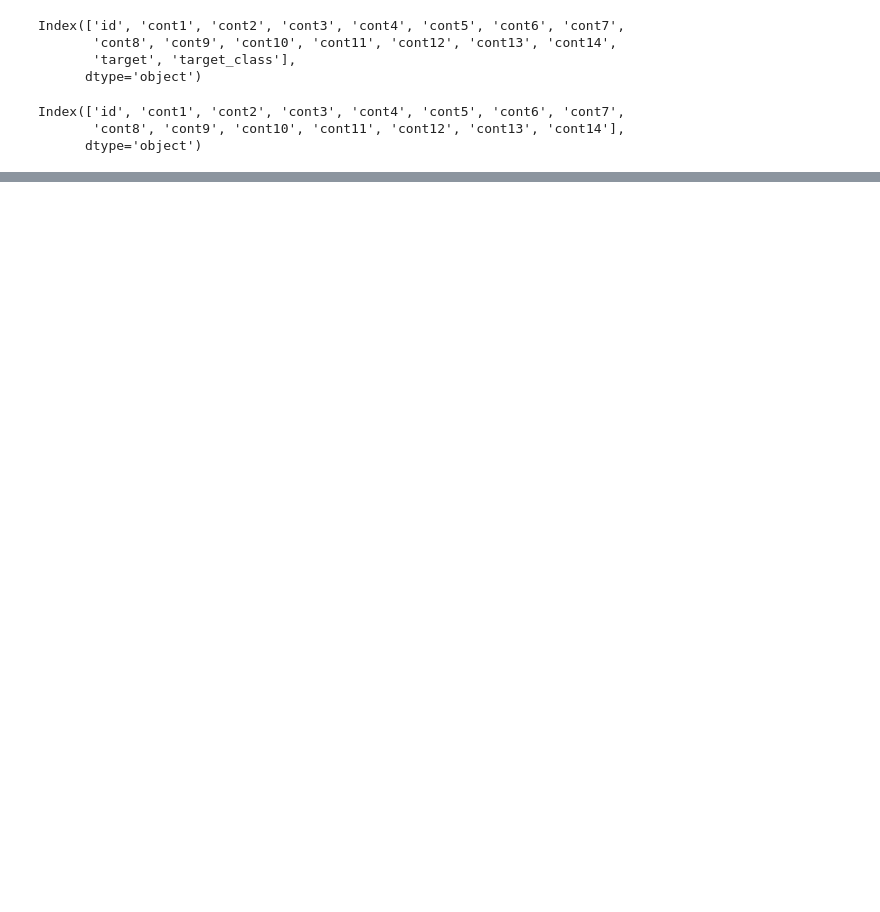
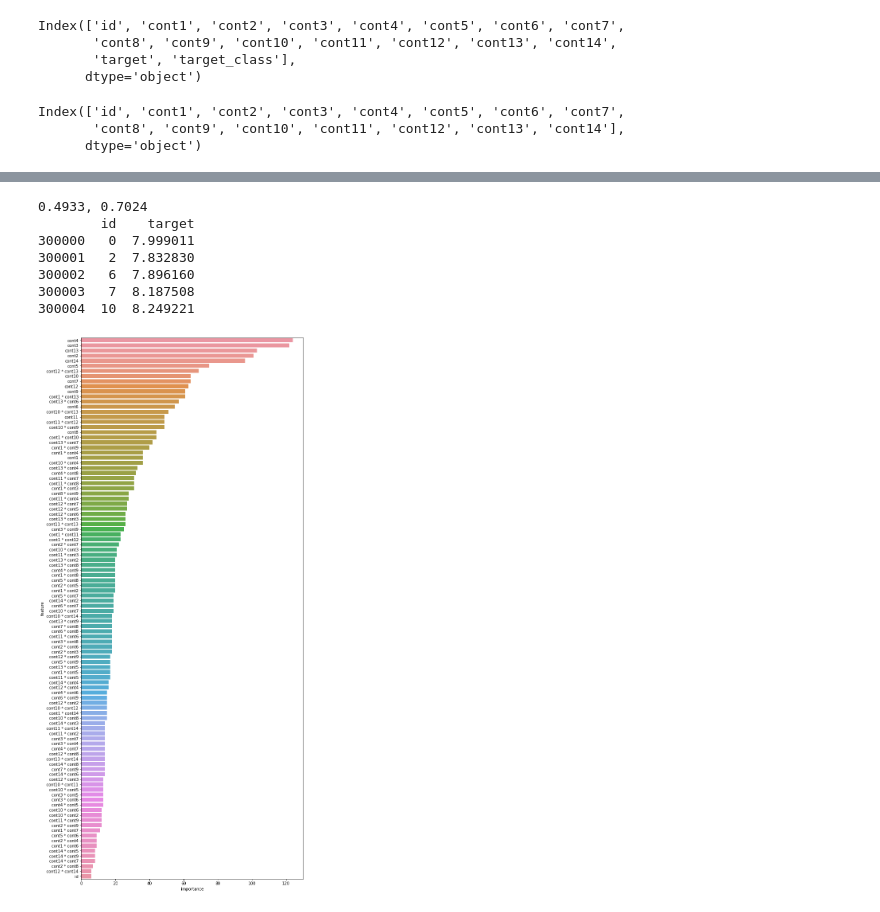
Before and after one commit to akiabe/kaggle_tabular-playground-Jan2021, a Jupyter notebook: notebooks/EDA_and_Modeling.ipynb, the cells around one changed output, grey strips where cells are left out. Cells and saved outputs as stored; diff of their text form; code cells hidden in the pictures; blank space fills up the shorter version.

```diff
--- a/notebooks/EDA_and_Modeling.ipynb
+++ b/notebooks/EDA_and_Modeling.ipynb
@@ -667,0 +820,7 @@ if __name__ == "__main__":
+# %%
+new_features, new_feature_names = ft.dfs(
+    entityset=ent_set,
+    target_entity="data",
+    trans_primitives=["multiply_numeric"],
+)
+new_features.head()
@@ -667,0 +836,46 @@ if __name__ == "__main__":
+# %%
+new_features = new_features.reset_index(drop=False)
+train_nf = new_features[new_features.id.isin(train.id)]
+test_nf = new_features[new_features.id.isin(test.id)]
+# %%
+xtrain = train_nf
+ytrain = train["target"]
+xtest = test_nf
+
+if __name__ == "__main__":
+    X_train, X_valid, y_train, y_valid = model_selection.train_test_split(
+        xtrain,
+        ytrain,
+        test_size=0.2,
+    )
+    X_test = xtest
+
+    model = lgb.LGBMRegressor()
+    model.fit(X_train, y_train)
+    preds = model.predict(X_valid)
+    mse = metrics.mean_squared_error(y_valid, preds)
+    rmse = np.sqrt(metrics.mean_squared_error(y_valid, preds))
+    print(f"{mse:.4f}, {rmse:.4f}")
+
+    importance = pd.DataFrame()
+    importance["feature"] = xtrain.columns
+    importance["importance"] = model.feature_importances_
+    importance = importance.sort_values(by=["importance"], ascending=False)
+
+    plt.figure(figsize=(10,25))
+    sns.barplot(data=importance, x="importance", y="feature");
+
+    y_test_preds = model.predict(X_test)
+    submission = pd.DataFrame()
+    submission["id"] = X_test.loc[:,"id"]
+    submission["target"] = y_test_preds
+    print(submission.head())
+# %% [output]
+0.4933, 0.7024
+        id    target
+300000   0  7.999011
+300001   2  7.832830
+300002   6  7.896160
+300003   7  8.187508
+300004  10  8.249221
+[figure, added]
```
Also changed, not shown: parts of 14 cells of this notebook.
